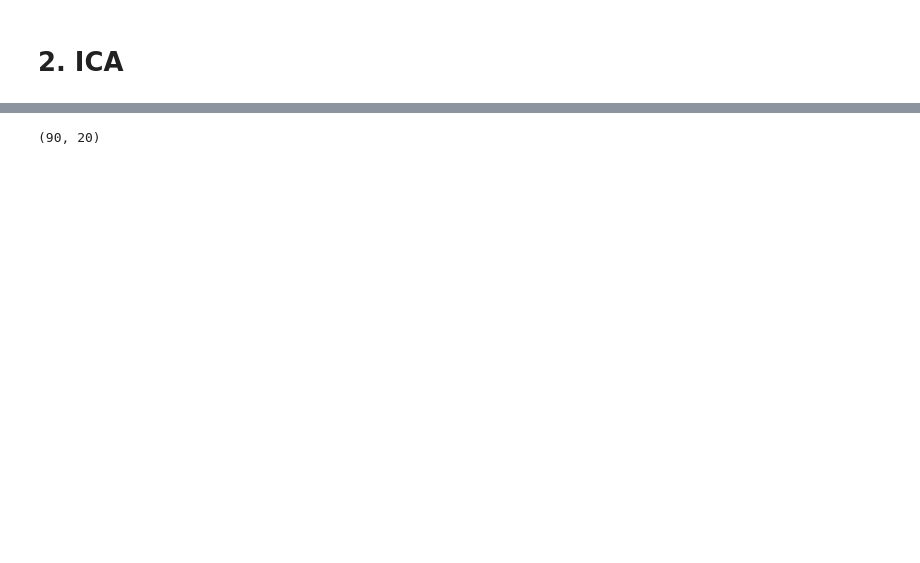
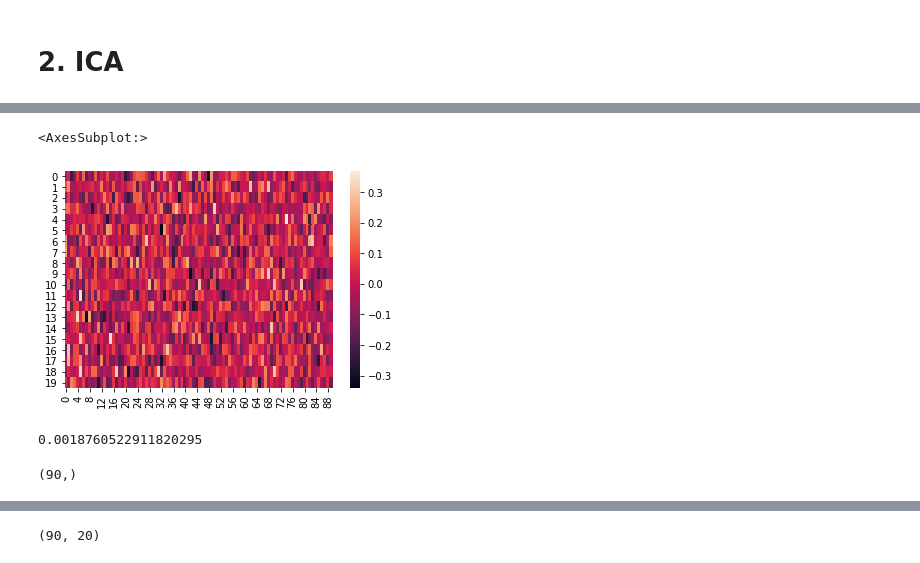
Before and after one commit to gilbd/TBI-Research, a Jupyter notebook: SC exploration.ipynb, the cells around one changed output, grey strips where cells are left out. Cells and saved outputs as stored; diff of their text form; code cells hidden in the pictures; blank space fills up the shorter version.

```diff
--- a/SC exploration.ipynb
+++ b/SC exploration.ipynb
@@ -237,0 +254,13 @@ array([-0.06367864,  0.00314276,  0.00665254,  0.01969817,  0.01324265,
+# %%
+sns.heatmap(ica_laplacian_corr_matrix)
+# %% [output]
+<AxesSubplot:>
+[figure, added]
+# %%
+np.array(ica_laplacian_corr_matrix).mean()
+# %% [output]
+0.0018760522911820295
+# %%
+l_vecs[:90, 0].shape
+# %% [output]
+(90,)
```
Also changed, not shown: parts of 25 cells of this notebook.
